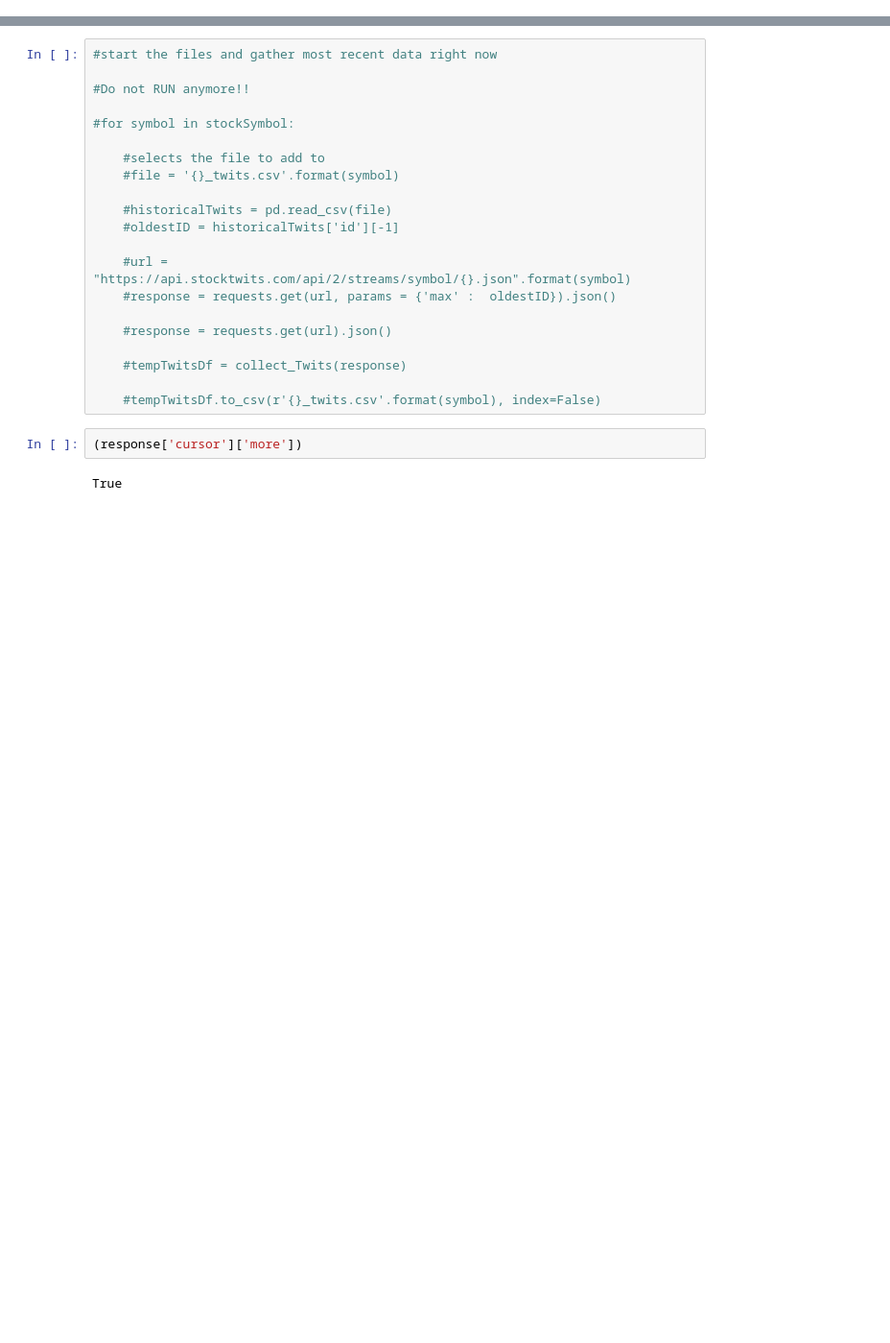
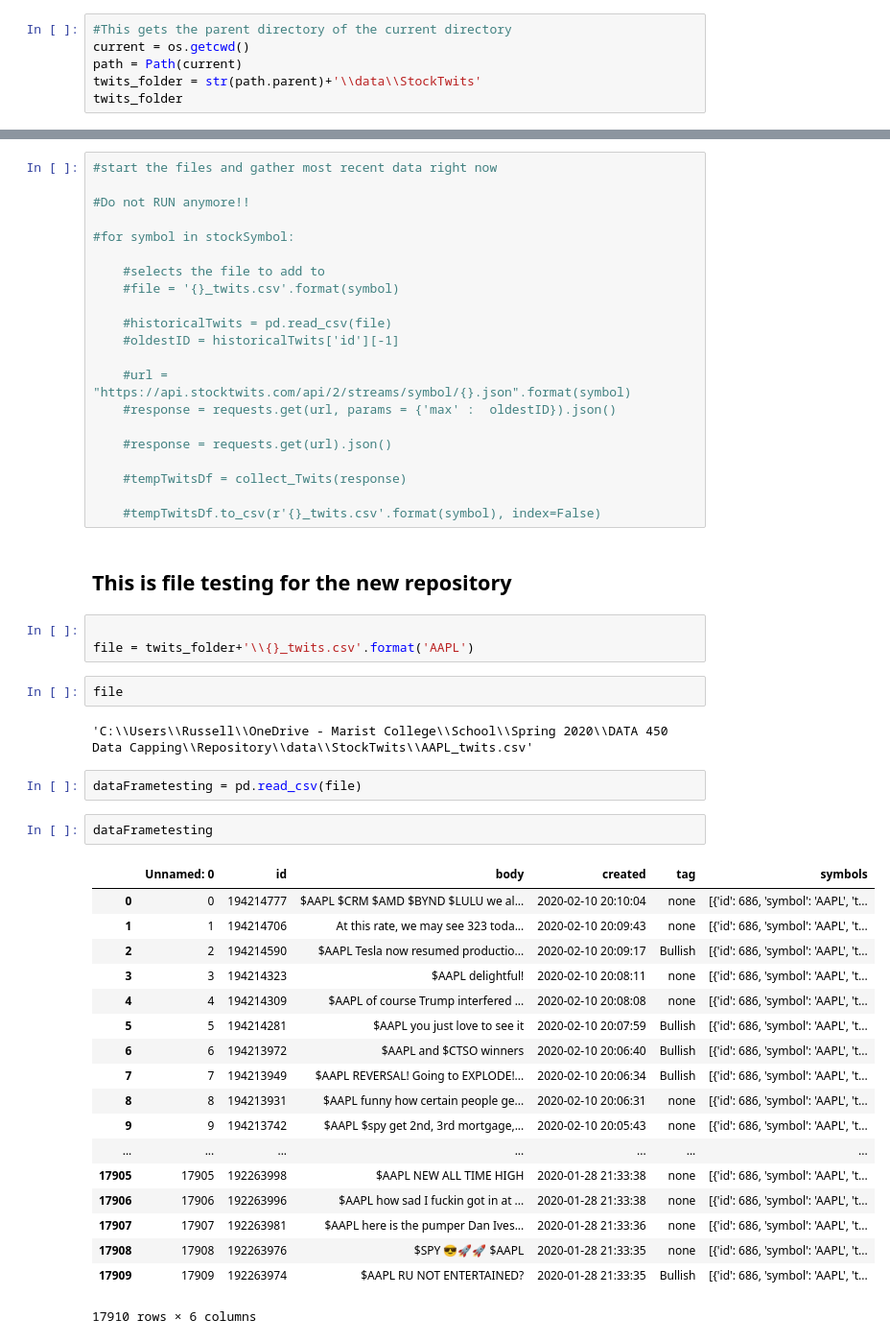
Before and after one commit to rsbmarist/MaristYoungMen2020, a Jupyter notebook: stockTwitsExtraction/HistoricalStockTwits.ipynb, the cells around one changed output, grey strips where cells are left out. Shown: that part at 96% size. Drawn from its saved outputs; the diff is of its cells as text; blank space fills up the shorter version.

Commit message:
Corrected csv format, with updated code.

```diff
--- a/stockTwitsExtraction/HistoricalStockTwits.ipynb
+++ b/stockTwitsExtraction/HistoricalStockTwits.ipynb
@@ -11,0 +14,6 @@ import time
+# %%
+#This gets the parent directory of the current directory
+current = os.getcwd()
+path = Path(current)
+twits_folder = str(path.parent)+'\\data\\StockTwits'
+twits_folder
@@ -123,10 +156,38 @@ while True:
     #tempTwitsDf = collect_Twits(response)
 
     #tempTwitsDf.to_csv(r'{}_twits.csv'.format(symbol), index=False)
-# %%
-(response['cursor']['more'])
-# %% [output]
-True
+# %% [markdown]
+## This is file testing for the new repository
+# %%
+
+file = twits_folder+'\\{}_twits.csv'.format('AAPL')
+# %%
+file
+# %% [output]
+'C:\\Users\\Russell\\OneDrive - Marist College\\School\\Spring 2020\\DATA 450 Data Capping\\Repository\\data\\StockTwits\\AAPL_twits.csv'
+# %%
+dataFrametesting = pd.read_csv(file)
+# %%
+dataFrametesting
+# %% [output]
+|  | Unnamed: 0 | id | body | created | tag | symbols |
+| 0 | 0 | 194214777 | $AAPL $CRM $AMD $BYND $LULU we al... | 2020-02-10 20:10:04 | none | [{'id': 686, 'symbol': 'AAPL', 't... |
+| 1 | 1 | 194214706 | At this rate, we may see 323 toda... | 2020-02-10 20:09:43 | none | [{'id': 686, 'symbol': 'AAPL', 't... |
+| 2 | 2 | 194214590 | $AAPL Tesla now resumed productio... | 2020-02-10 20:09:17 | Bullish | [{'id': 686, 'symbol': 'AAPL', 't... |
+| 3 | 3 | 194214323 | $AAPL delightful! | 2020-02-10 20:08:11 | none | [{'id': 686, 'symbol': 'AAPL', 't... |
+| 4 | 4 | 194214309 | $AAPL of course Trump interfered ... | 2020-02-10 20:08:08 | none | [{'id': 686, 'symbol': 'AAPL', 't... |
+| 5 | 5 | 194214281 | $AAPL you just love to see it | 2020-02-10 20:07:59 | Bullish | [{'id': 686, 'symbol': 'AAPL', 't... |
+| 6 | 6 | 194213972 | $AAPL and $CTSO winners | 2020-02-10 20:06:40 | Bullish | [{'id': 686, 'symbol': 'AAPL', 't... |
+| 7 | 7 | 194213949 | $AAPL REVERSAL! Going to EXPLODE!... | 2020-02-10 20:06:34 | Bullish | [{'id': 686, 'symbol': 'AAPL', 't... |
+| 8 | 8 | 194213931 | $AAPL funny how certain people ge... | 2020-02-10 20:06:31 | none | [{'id': 686, 'symbol': 'AAPL', 't... |
+| 9 | 9 | 194213742 | $AAPL $spy get 2nd, 3rd mortgage,... | 2020-02-10 20:05:43 | none | [{'id': 686, 'symbol': 'AAPL', 't... |
+| ... | ... | ... | ... | ... | ... | ... |
+| 17905 | 17905 | 192263998 | $AAPL NEW ALL TIME HIGH | 2020-01-28 21:33:38 | none | [{'id': 686, 'symbol': 'AAPL', 't... |
+| 17906 | 17906 | 192263996 | $AAPL how sad I fuckin got in at ... | 2020-01-28 21:33:38 | none | [{'id': 686, 'symbol': 'AAPL', 't... |
+| 17907 | 17907 | 192263981 | $AAPL here is the pumper Dan Ives... | 2020-01-28 21:33:36 | none | [{'id': 686, 'symbol': 'AAPL', 't... |
+| 17908 | 17908 | 192263976 | $SPY 😎🚀🚀 $AAPL | 2020-01-28 21:33:35 | none | [{'id': 686, 'symbol': 'AAPL', 't... |
+| 17909 | 17909 | 192263974 | $AAPL RU NOT ENTERTAINED? | 2020-01-28 21:33:35 | Bullish | [{'id': 686, 'symbol': 'AAPL', 't... |
+17910 rows × 6 columns
 # %%
 response
 # %% [output]
```
Also changed, not shown: parts of 8 cells of this notebook, 13 other files.
